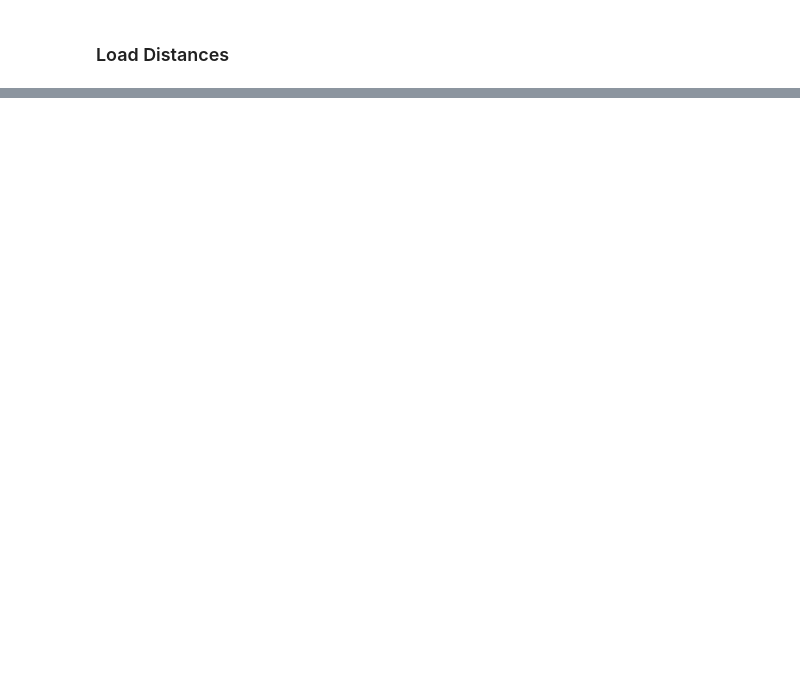
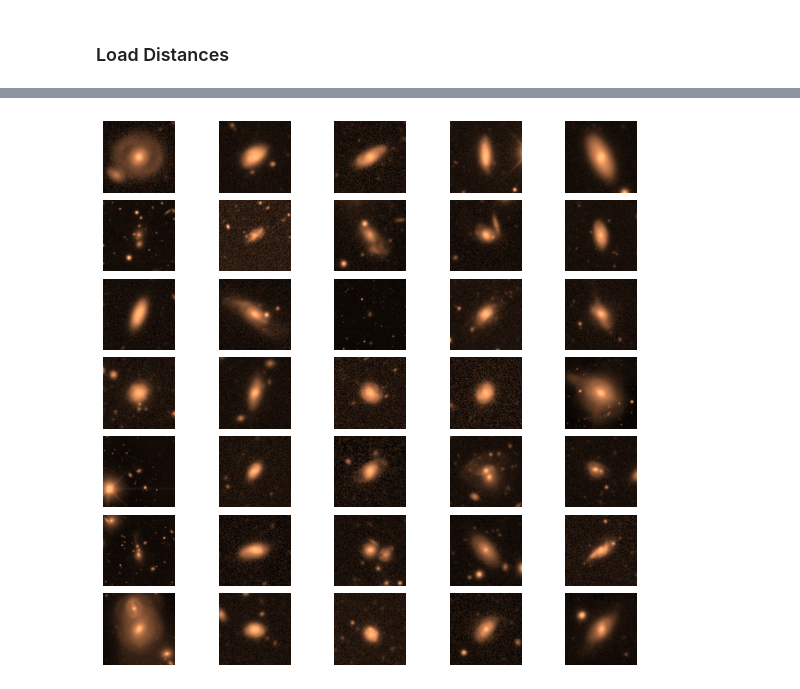
Before and after one commit to Harry45/MTL, a Jupyter notebook: decals.ipynb, the cells around one changed output, grey strips where cells are left out. Cells and saved outputs as stored; diff of their text form; code cells hidden in the pictures; blank space fills up the shorter version.

```diff
--- a/decals.ipynb
+++ b/decals.ipynb
@@ -1358,0 +1368,3 @@ plt.show()
+# %%
+fixed = embeddings_ml(backbone, data)
+fixed_norm = F.normalize(fixed.view(1,-1))
@@ -1358,0 +1373,14 @@ plt.show()
+# %%
+record = []
+
+for i in range(ntest):
+
+    embeddings = embeddings_ml(backbone, test_loader.dataset[i])
+    # distance = pdist(fixed, embeddings)
+
+    embeddings_norm = F.normalize(embeddings.view(1,-1))
+    distance = torch.cdist(fixed_norm, embeddings_norm, p=1)
+
+    record.append(distance.item())
+# %%
+distance_ml = pd.DataFrame(record, columns= ['Distance'])
@@ -1358,0 +1391,16 @@ plt.show()
+# %%
+nobjects = 35
+
+idxs = list(distance_ml.sort_values(by=['Distance']).head(nobjects).index)
+# %%
+name = 'copper'
+plt.figure(figsize = (10, 10))
+for i in range(nobjects):
+    plt.subplot(nobjects//5, 5, i+1)
+    plt.imshow(test_loader.dataset[idxs[i]][0].permute(1, 2, 0), cmap=plt.get_cmap(name))
+    plt.axis('off')
+plt.subplots_adjust(left=None, bottom=None, right=None, top=None, wspace=None, hspace=0.1)
+# plt.savefig('plots/neighbours_artifacts.pdf', bbox_inches = 'tight')
+plt.show()
+# %% [output]
+[figure, added]
```
Also changed, not shown: parts of 33 cells of this notebook, 3 other files.
